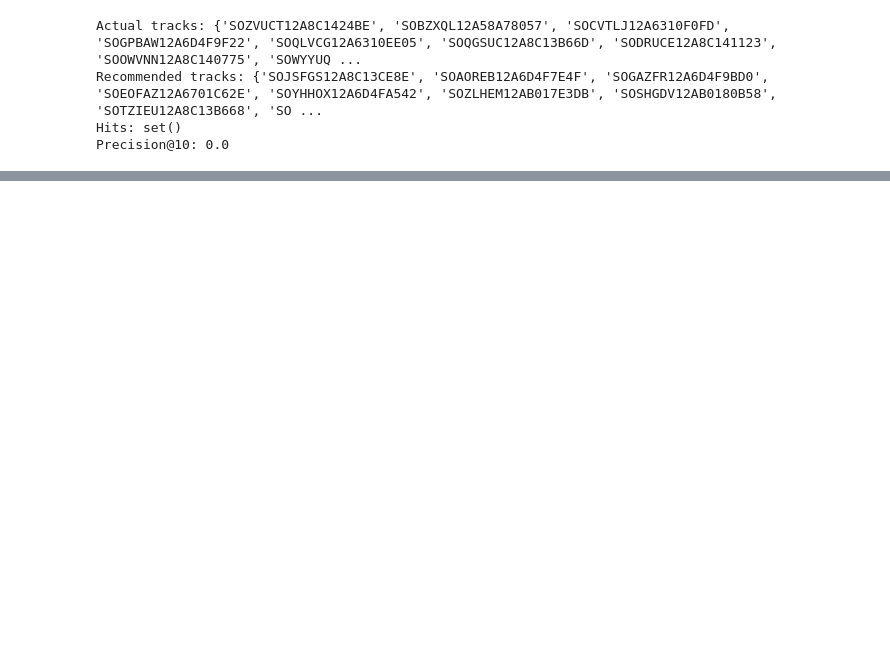
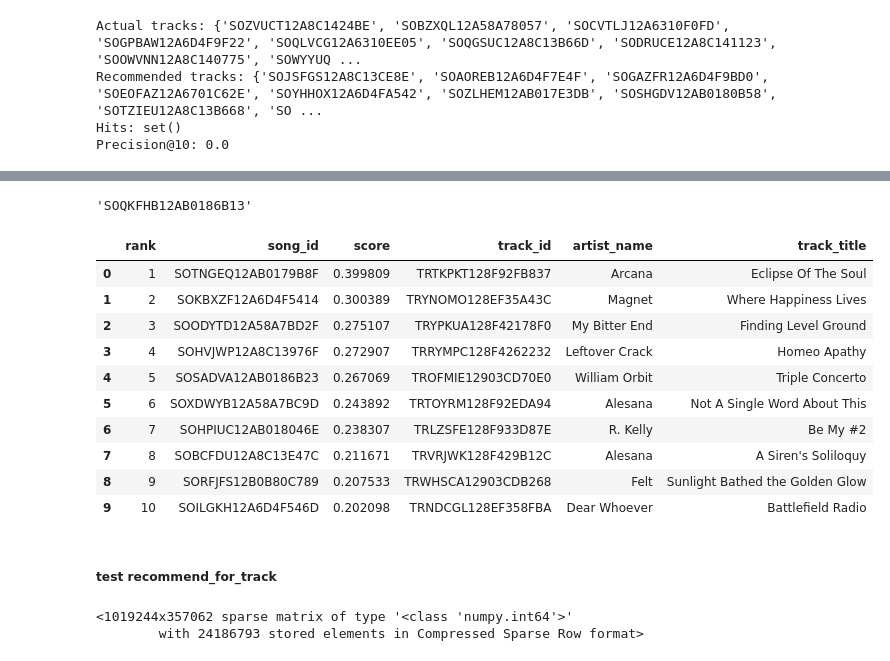
Before and after one commit to Kenuuey/Music-recommendation-system, a Jupyter notebook: notebooks/Research.ipynb, the cells around one changed output, grey strips where cells are left out. Cells and saved outputs as stored; diff of their text form; code cells hidden in the pictures; blank space fills up the shorter version.

```diff
--- a/notebooks/Research.ipynb
+++ b/notebooks/Research.ipynb
@@ -1363,0 +1417,33 @@ Precision@10: 0.0
+# %%
+ib_rec = ItemBasedRecommender(interactions_df, tracks_df)
+# %%
+ib_rec.train_test_split(test_size=0.5)
+# %%
+ib_rec.fit()
+# %%
+import random
+track_id = random.choice(list(ib_rec.train_df['song_id']))
+track_id
+# %% [output]
+'SOQKFHB12AB0186B13'
+# %%
+ib_rec.recommend_for_track(track_id)
+# %% [output]
+|  | rank | song_id | score | track_id | artist_name | track_title |
+| 0 | 1 | SOTNGEQ12AB0179B8F | 0.399809 | TRTKPKT128F92FB837 | Arcana | Eclipse Of The Soul |
+| 1 | 2 | SOKBXZF12A6D4F5414 | 0.300389 | TRYNOMO128EF35A43C | Magnet | Where Happiness Lives |
+| 2 | 3 | SOODYTD12A58A7BD2F | 0.275107 | TRYPKUA128F42178F0 | My Bitter End | Finding Level Ground |
+| 3 | 4 | SOHVJWP12A8C13976F | 0.272907 | TRRYMPC128F4262232 | Leftover Crack | Homeo Apathy |
+| 4 | 5 | SOSADVA12AB0186B23 | 0.267069 | TROFMIE12903CD70E0 | William Orbit | Triple Concerto |
+| 5 | 6 | SOXDWYB12A58A7BC9D | 0.243892 | TRTOYRM128F92EDA94 | Alesana | Not A Single Word About This |
+| 6 | 7 | SOHPIUC12AB018046E | 0.238307 | TRLZSFE128F933D87E | R. Kelly | Be My #2 |
+| 7 | 8 | SOBCFDU12A8C13E47C | 0.211671 | TRVRJWK128F429B12C | Alesana | A Siren's Soliloquy |
+| 8 | 9 | SORFJFS12B0B80C789 | 0.207533 | TRWHSCA12903CDB268 | Felt | Sunlight Bathed the Golden Glow |
+| 9 | 10 | SOILGKH12A6D4F546D | 0.202098 | TRNDCGL128EF358FBA | Dear Whoever | Battlefield Radio |
+# %% [markdown]
+##### test recommend_for_track
+# %%
+ib_rec.user_item_sparse
+# %% [output]
+<1019244x357062 sparse matrix of type '<class 'numpy.int64'>'
+        with 24186793 stored elements in Compressed Sparse Row format>
```
Also changed, not shown: parts of 40 cells of this notebook, 10 other files.
